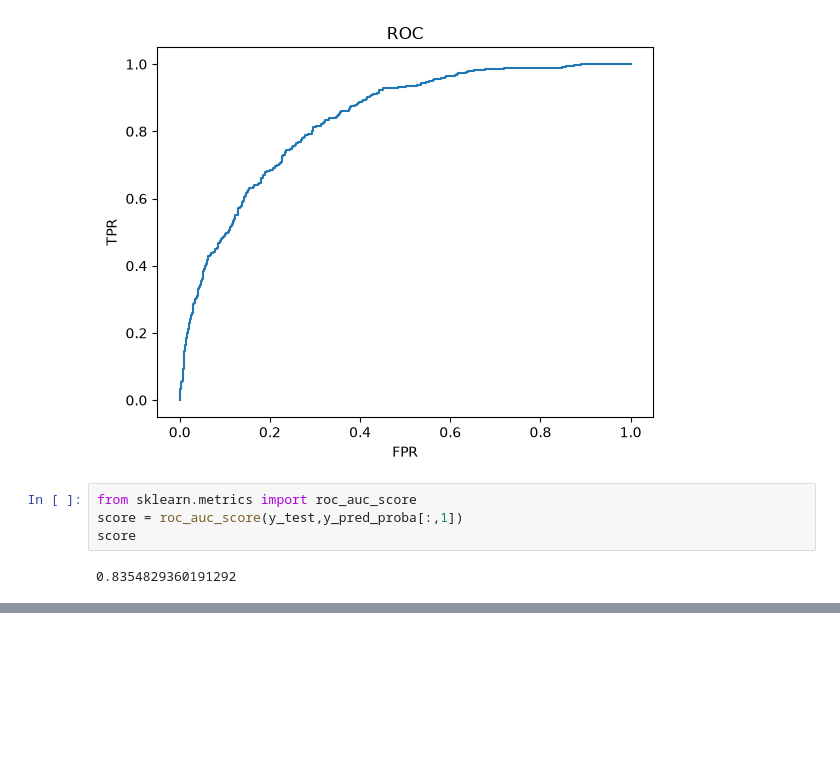
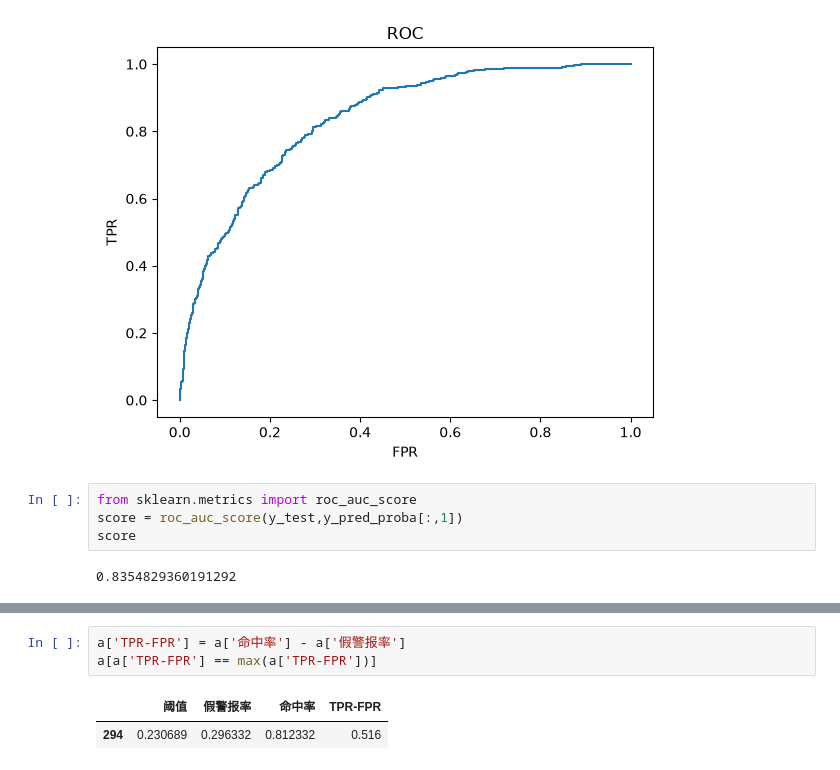
Before and after one commit to liruixiang789/hello-world, a Jupyter notebook: 逻辑回归模型.ipynb, the cells around one changed output, grey strips where cells are left out. Drawn from its saved outputs; the diff is of its cells as text; blank space fills up the shorter version.

```diff
--- a/逻辑回归模型.ipynb
+++ b/逻辑回归模型.ipynb
@@ -150,0 +168,6 @@ np.float64(0.5160003933462378)
+# %%
+a['TPR-FPR'] = a['命中率'] - a['假警报率']
+a[a['TPR-FPR'] == max(a['TPR-FPR'])]
+# %% [output]
+|  | 阈值 | 假警报率 | 命中率 | TPR-FPR |
+| 294 | 0.230689 | 0.296332 | 0.812332 | 0.516 |
```
Also changed, not shown: parts of 4 cells of this notebook, 1 other file.
